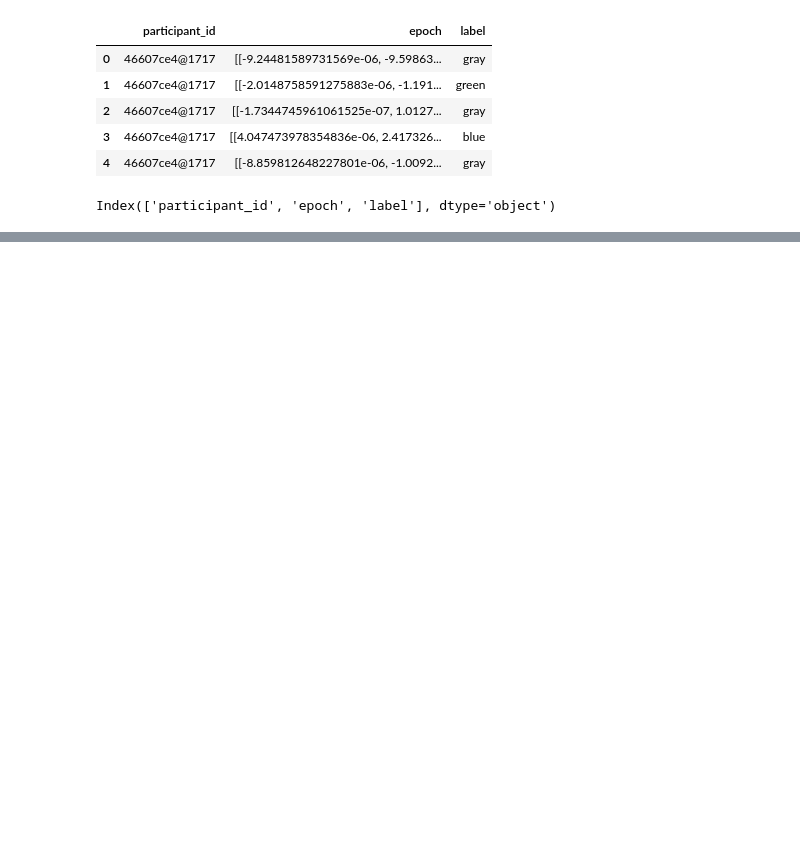
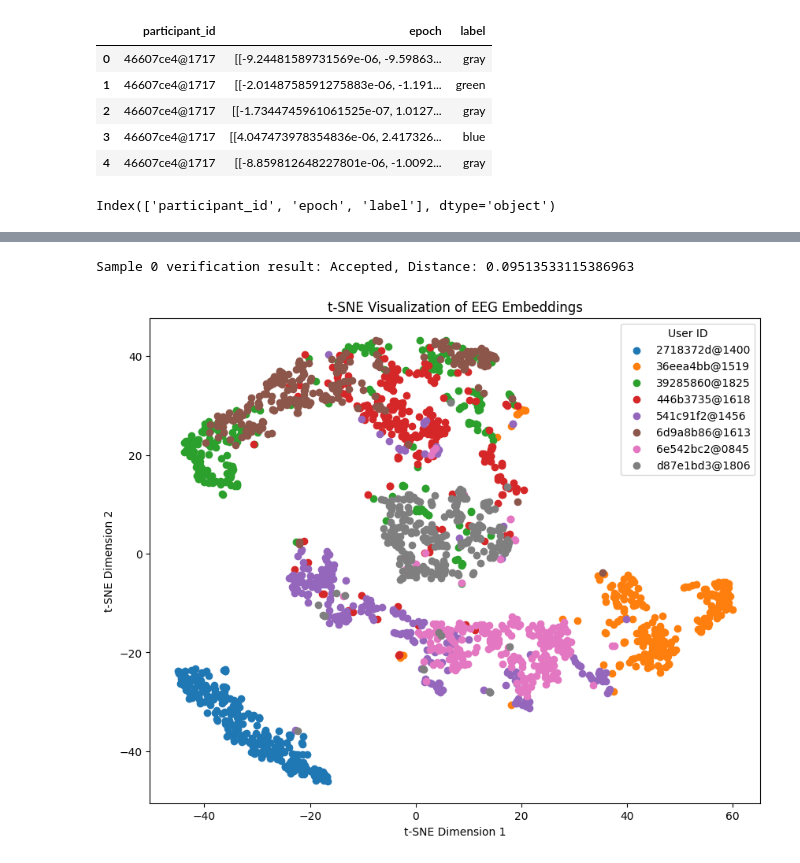
Before and after one commit to KN-Neuron/NeuroGuard-AI, a Jupyter notebook: notebooks/grzegorz_szczepanek/EEGNetTest1.ipynb, the cells around one changed output, grey strips where cells are left out. Cells and saved outputs as stored; diff of their text form; code cells hidden in the pictures; blank space fills up the shorter version.

Commit message:
split notebook to modules

```diff
--- a/notebooks/grzegorz_szczepanek/EEGNetTest1.ipynb
+++ b/notebooks/grzegorz_szczepanek/EEGNetTest1.ipynb
@@ -240,0 +222,2 @@ OMP: Info #276: omp_set_nested routine deprecated, please use omp_set_max_active
+# %%
+train_df, test_df, train_participants, test_participants = split_train_test(eeg_df=eeg_df, test_size=0.25, random_state=42)
@@ -240,0 +267,3 @@ OMP: Info #276: omp_set_nested routine deprecated, please use omp_set_max_active
+# %%
+
+embeddings_array, participant_ids_array = extract_embeddings(model, test_df)
@@ -240,0 +272,11 @@ OMP: Info #276: omp_set_nested routine deprecated, please use omp_set_max_active
+# %%
+sample_index = 0
+threshold = 0.5
+accepted, distance = verify_test_sample(test_df, model, user_profiles, sample_index, threshold)
+print(f"Sample {sample_index} verification result: {'Accepted' if accepted else 'Rejected'}, Distance: {distance}")
+# %% [output]
+Sample 0 verification result: Accepted, Distance: 0.09513533115386963
+# %%
+visualize_tsne(embeddings_array, participant_ids_array)
+# %% [output]
+[figure, added]
```
Also changed, not shown: parts of 15 cells of this notebook, 9 other files.
